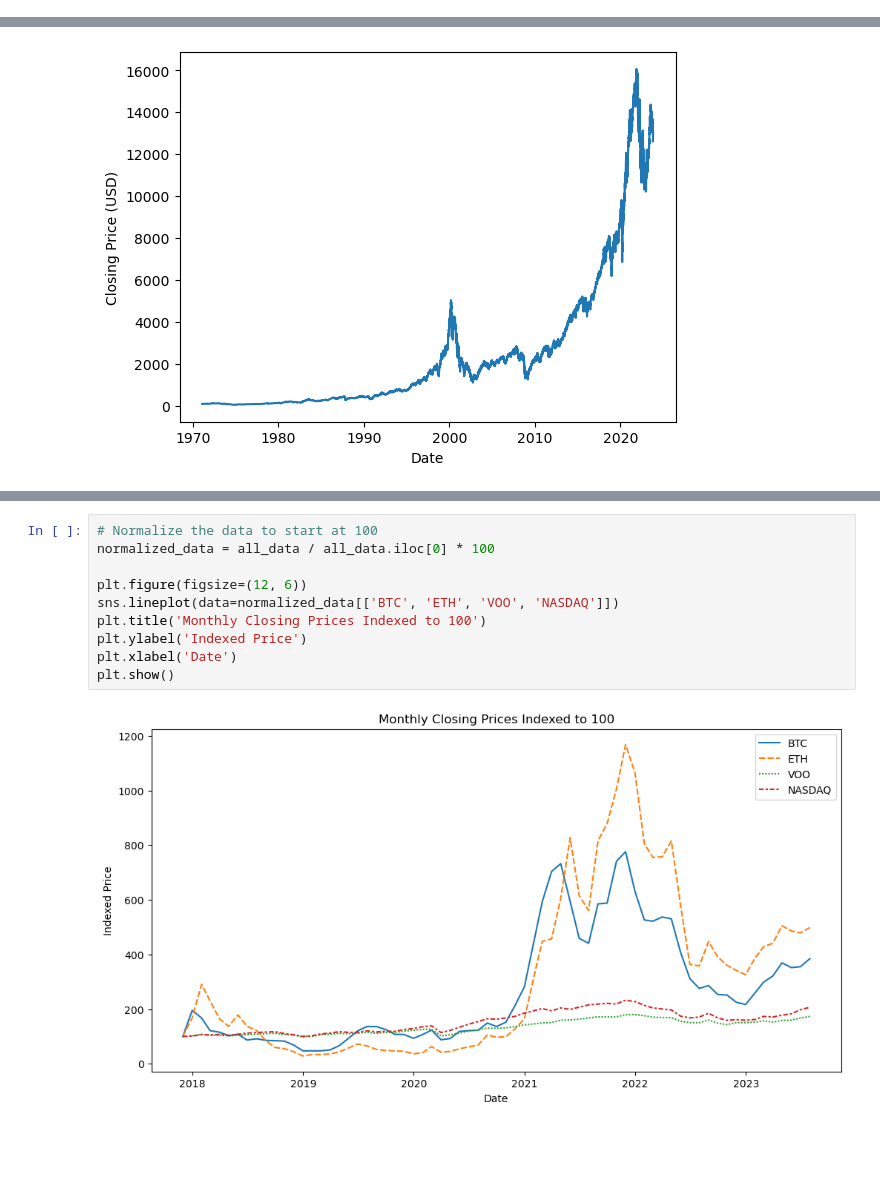
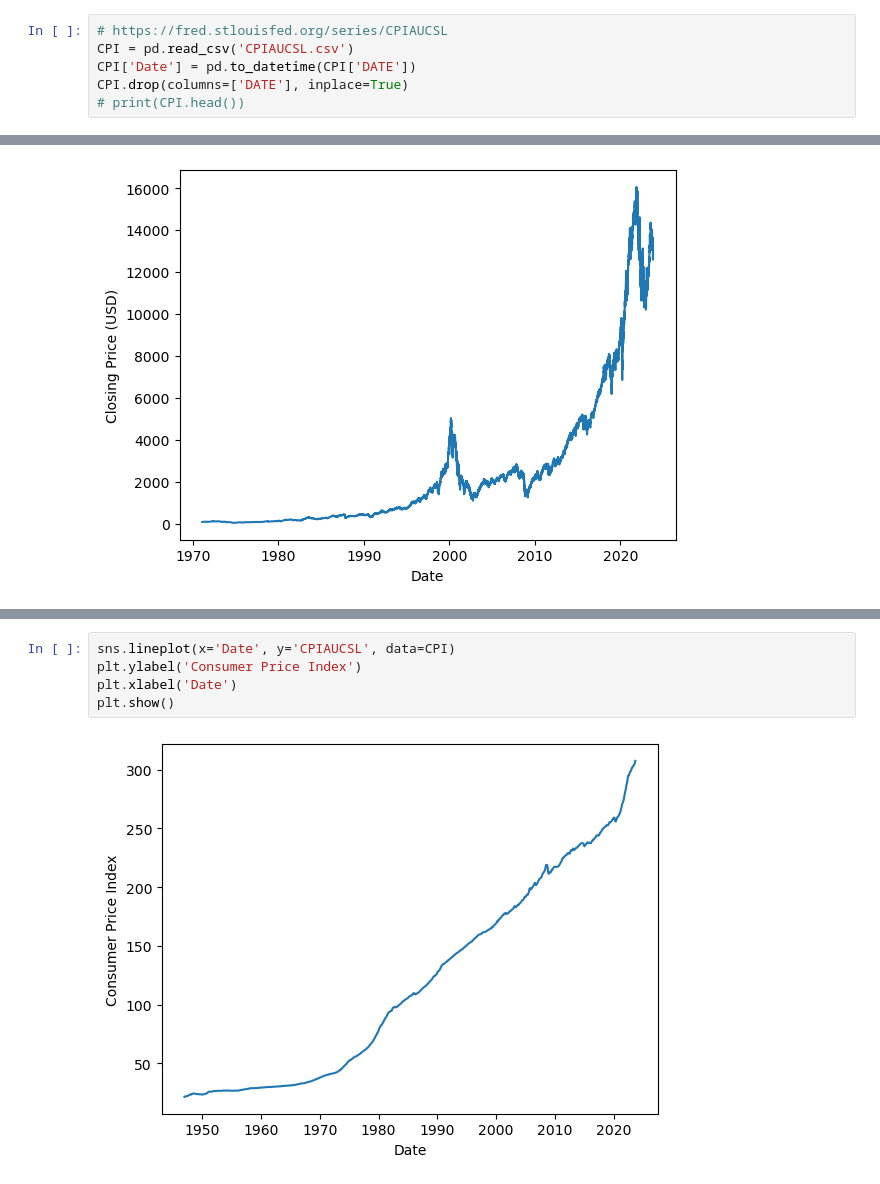
Before and after one commit to emilyheraty/cs216financeproject, a Jupyter notebook: proj.ipynb, the cells around one changed output, grey strips where cells are left out. Saved outputs shown, nothing was run; the diff lists cells and outputs as text; blank space fills up the shorter version.

```diff
--- a/proj.ipynb
+++ b/proj.ipynb
@@ -33 +35,7 @@ GDP['DATE'] = pd.to_datetime(GDP['DATE'])
 # print(GDP.head())
+# %%
+# https://fred.stlouisfed.org/series/CPIAUCSL
+CPI = pd.read_csv('CPIAUCSL.csv')
+CPI['Date'] = pd.to_datetime(CPI['DATE'])
+CPI.drop(columns=['DATE'], inplace=True)
+# print(CPI.head())
@@ -94,12 +83,7 @@ all_data = pd.DataFrame({
-# %%
-# Normalize the data to start at 100
-normalized_data = all_data / all_data.iloc[0] * 100
-
-plt.figure(figsize=(12, 6))
-sns.lineplot(data=normalized_data[['BTC', 'ETH', 'VOO', 'NASDAQ']])
-plt.title('Monthly Closing Prices Indexed to 100')
-plt.ylabel('Indexed Price')
-plt.xlabel('Date')
-plt.show()
-# %% [output]
-[figure, removed]
+# %%
+sns.lineplot(x='Date', y='CPIAUCSL', data=CPI)
+plt.ylabel('Consumer Price Index')
+plt.xlabel('Date')
+plt.show()
+# %% [output]
+[figure, added]
```
Also changed, not shown: parts of 16 cells of this notebook, 6 other files.
